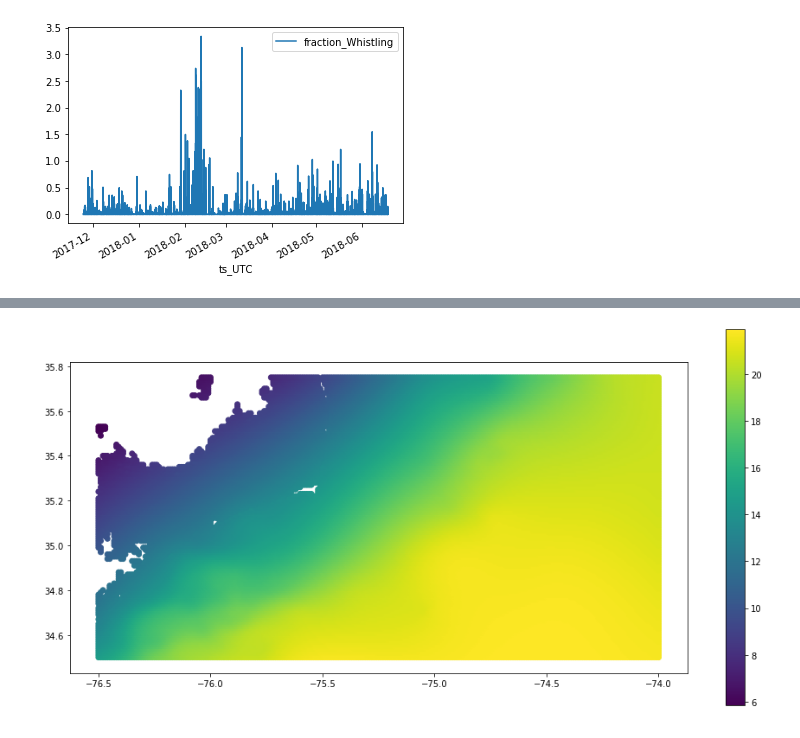
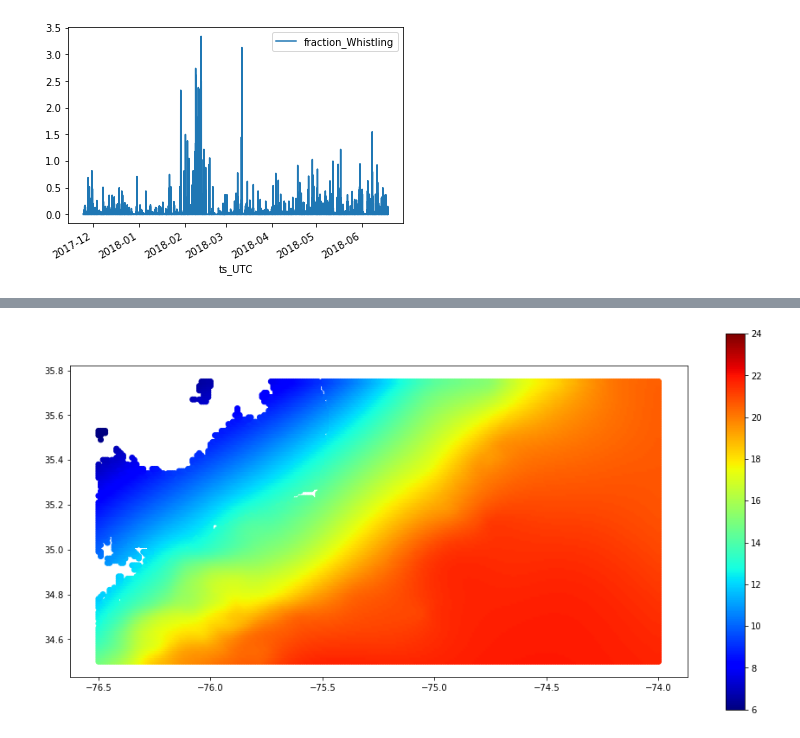
Before and after one commit to sblockhartzzero/SampleCode, a Jupyter notebook: Bioacoustics/whistles_and_sst_ADEON.ipynb, the cells around one changed output, grey strips where cells are left out. Cells and saved outputs as stored; diff of their text form; code cells hidden in the pictures.

```diff
--- a/Bioacoustics/whistles_and_sst_ADEON.ipynb
+++ b/Bioacoustics/whistles_and_sst_ADEON.ipynb
@@ -119,8 +140,9 @@ df_sst = gpd.GeoDataFrame(df_sst, crs={'init' :'epsg:4326'})
 # %%
 # Plot SST field at a specified (datetime) ts_UTC
 # Pick a time when there are a lot of vocalizations AND the SST is low.
-#help(gpd.GeoDataFrame)
+# In this first snapshot, we look at 2/1/2018.
 df_sst_snapshot = df_sst.loc[lambda df_sst: df_sst['ts_UTC'] == '2018-02-01 09:00:00']
 df_sst_snapshot_H20 = df_sst_snapshot.loc[lambda df_sst_snapshot: df_sst_snapshot['mask'] == 1]
 df_sst_snapshot_H20.head()
+df_sst_snapshot_H20.plot(column='analysed_sst', legend=True, figsize=(16,8), cmap='jet', vmin=6, vmax=24);
 # %% [output]
@@ -133,7 +149,3 @@ df_sst_snapshot_H20.head()
+[figure, added]
-# %%
-# Plot SST at specified datetime
-df_sst_snapshot_H20.plot(column='analysed_sst', legend=True, figsize=(16,8));
-# %% [output]
-[figure, removed]
 # %%
 # It looks like the mooring location (35.2N, -75.0E) is at a frontal boundary
```
Also changed, not shown: parts of 10 cells of this notebook.
